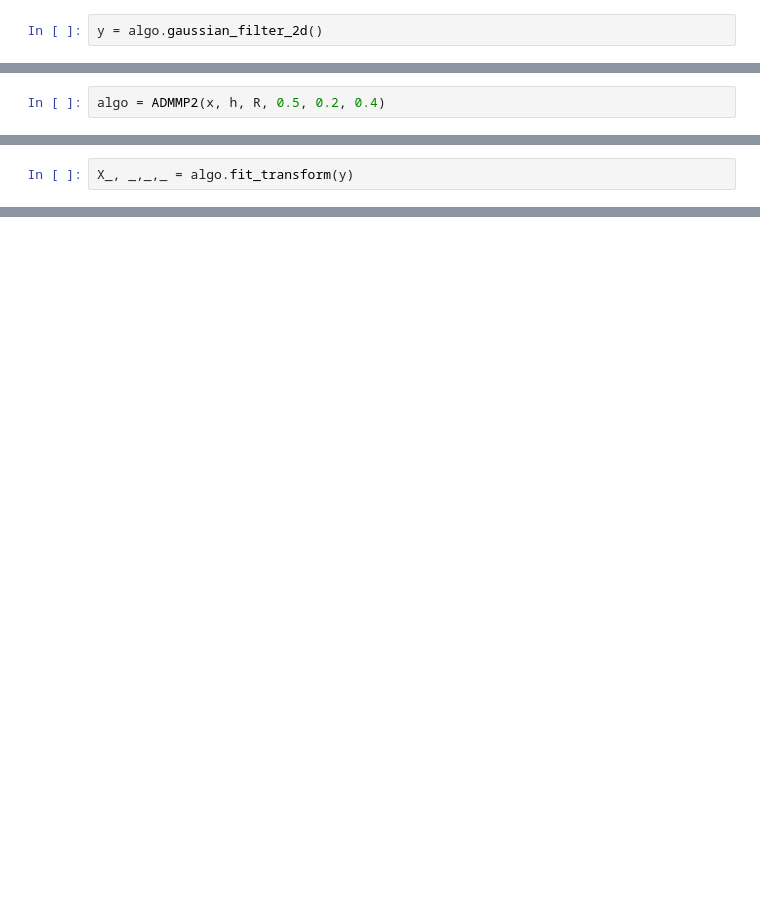
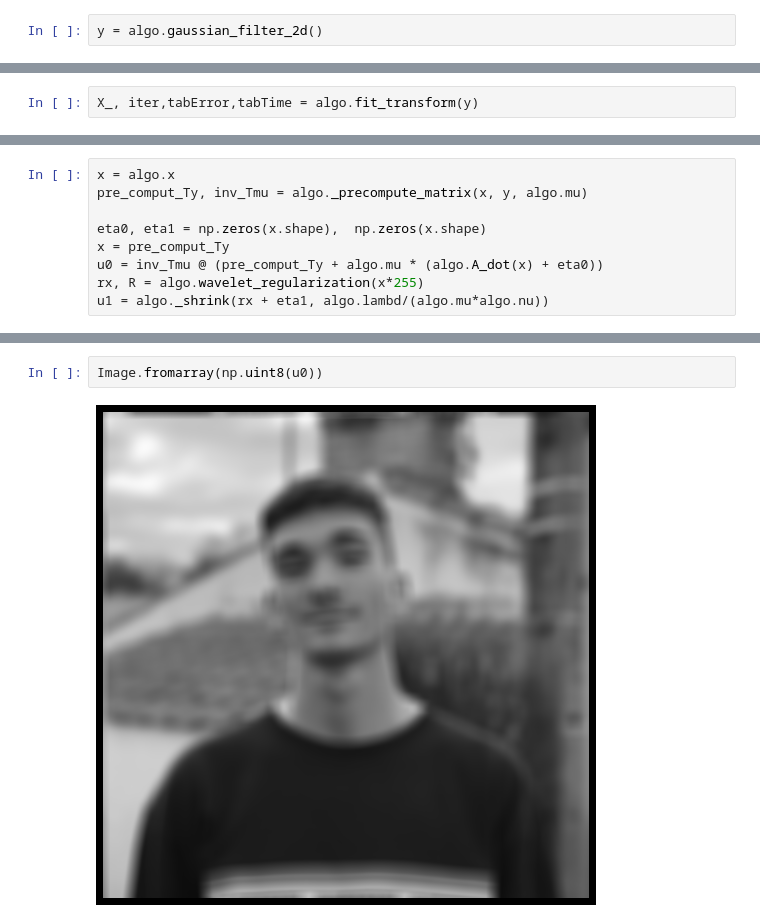
Before and after one commit to VictorCilleros/Image_Restoration_SDI, a Jupyter notebook: src/test.ipynb, the cells around one changed output, grey strips where cells are left out. Cells and saved outputs as stored; diff of their text form; blank space fills up the shorter version.

```diff
--- a/src/test.ipynb
+++ b/src/test.ipynb
@@ -20,2 +23,0 @@ R = np.eye(x.shape[0], x.shape[1])
-# %%
-algo = ADMMP2(x, h, R, 0.5, 0.2, 0.4)
@@ -44,2 +28,2 @@ f, v = algo._precompute_matrix(x, y, 0.3)
 # %%
-X_, _,_,_ = algo.fit_transform(y)
+X_, iter,tabError,tabTime = algo.fit_transform(y)
@@ -63,0 +48,9 @@ xref = x
+# %%
+x = algo.x
+pre_comput_Ty, inv_Tmu = algo._precompute_matrix(x, y, algo.mu)
+
+eta0, eta1 = np.zeros(x.shape),  np.zeros(x.shape)
+x = pre_comput_Ty
+u0 = inv_Tmu @ (pre_comput_Ty + algo.mu * (algo.A_dot(x) + eta0))
+rx, R = algo.wavelet_regularization(x*255)
+u1 = algo._shrink(rx + eta1, algo.lambd/(algo.mu*algo.nu))
@@ -63,0 +67,4 @@ xref = x
+# %%
+Image.fromarray(np.uint8(u0))
+# %% [output]
+[figure, added]
```
Also changed, not shown: parts of 25 cells of this notebook, 1 other file.
